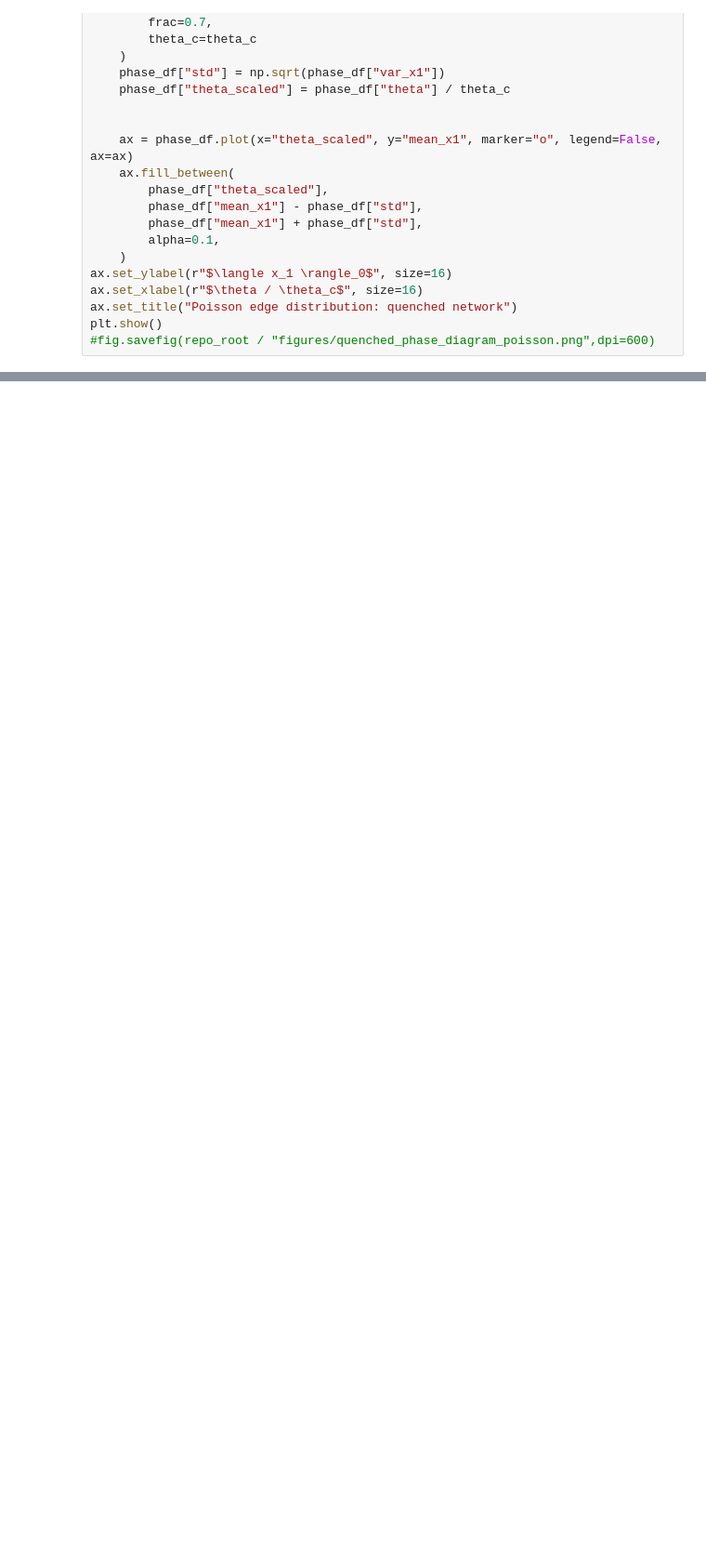
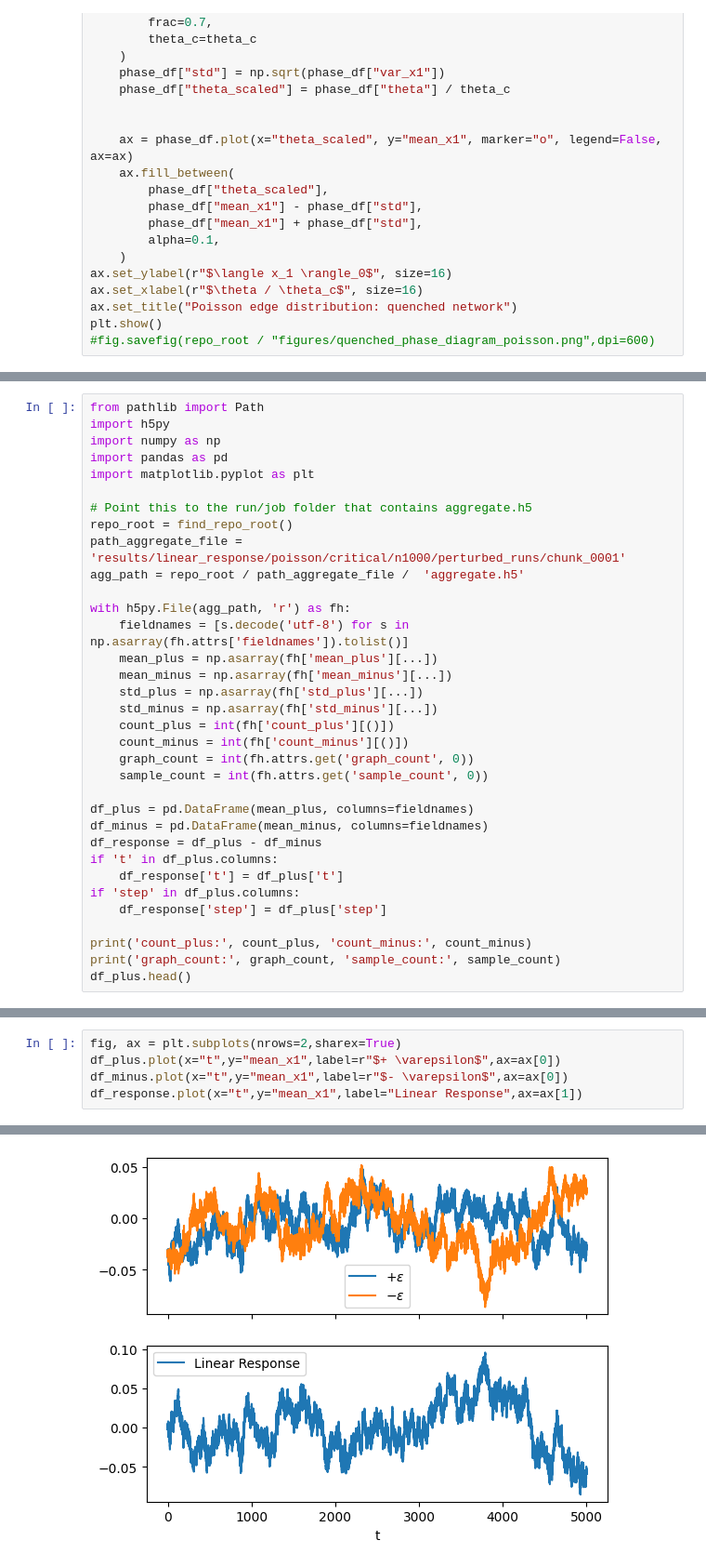
Before and after one commit to niccozagli/Dynamical_Systems_Networks, a Jupyter notebook: notebooks/prototyping/prototyping_data_analysis.ipynb, the cells around one changed output, grey strips where cells are left out. Shown at 93% size. Drawn from its saved outputs; the diff is of its cells as text; blank space fills up the shorter version.

Commit message:
Changes to prototyping for analysis of response experiments

```diff
--- a/notebooks/prototyping/prototyping_data_analysis.ipynb
+++ b/notebooks/prototyping/prototyping_data_analysis.ipynb
@@ -290,0 +294,34 @@ plt.show()
+# %%
+from pathlib import Path
+import h5py
+import numpy as np
+import pandas as pd
+import matplotlib.pyplot as plt
+
+# Point this to the run/job folder that contains aggregate.h5
+repo_root = find_repo_root()
+path_aggregate_file = 'results/linear_response/poisson/critical/n1000/perturbed_runs/chunk_0001'
+agg_path = repo_root / path_aggregate_file /  'aggregate.h5'
+
+with h5py.File(agg_path, 'r') as fh:
+    fieldnames = [s.decode('utf-8') for s in np.asarray(fh.attrs['fieldnames']).tolist()]
+    mean_plus = np.asarray(fh['mean_plus'][...])
+    mean_minus = np.asarray(fh['mean_minus'][...])
+    std_plus = np.asarray(fh['std_plus'][...])
+    std_minus = np.asarray(fh['std_minus'][...])
+    count_plus = int(fh['count_plus'][()])
+    count_minus = int(fh['count_minus'][()])
+    graph_count = int(fh.attrs.get('graph_count', 0))
+    sample_count = int(fh.attrs.get('sample_count', 0))
+
+df_plus = pd.DataFrame(mean_plus, columns=fieldnames)
+df_minus = pd.DataFrame(mean_minus, columns=fieldnames)
+df_response = df_plus - df_minus
+if 't' in df_plus.columns:
+    df_response['t'] = df_plus['t']
+if 'step' in df_plus.columns:
+    df_response['step'] = df_plus['step']
+
+print('count_plus:', count_plus, 'count_minus:', count_minus)
+print('graph_count:', graph_count, 'sample_count:', sample_count)
+df_plus.head()
@@ -290,0 +337,6 @@ plt.show()
+# %%
+fig, ax = plt.subplots(nrows=2,sharex=True)
+df_plus.plot(x="t",y="mean_x1",label=r"$+ \varepsilon$",ax=ax[0])
+df_minus.plot(x="t",y="mean_x1",label=r"$- \varepsilon$",ax=ax[0])
+df_response.plot(x="t",y="mean_x1",label="Linear Response",ax=ax[1])
+# %% [output]
@@ -290,0 +344 @@ plt.show()
+[figure, added]
```
Also changed, not shown: parts of 4 cells of this notebook.
